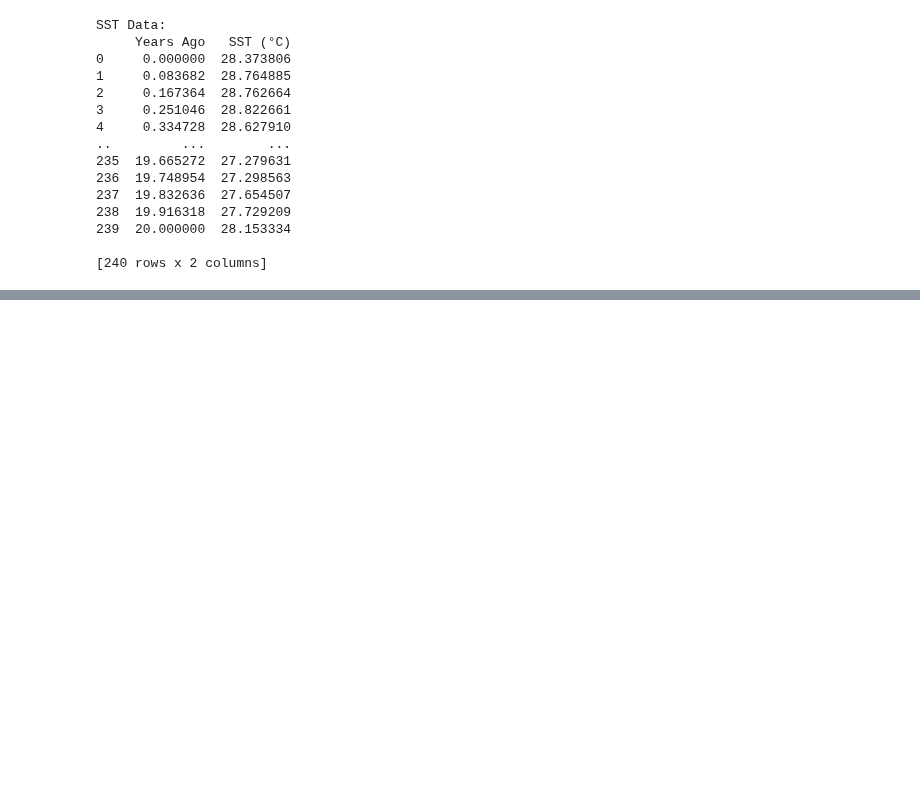
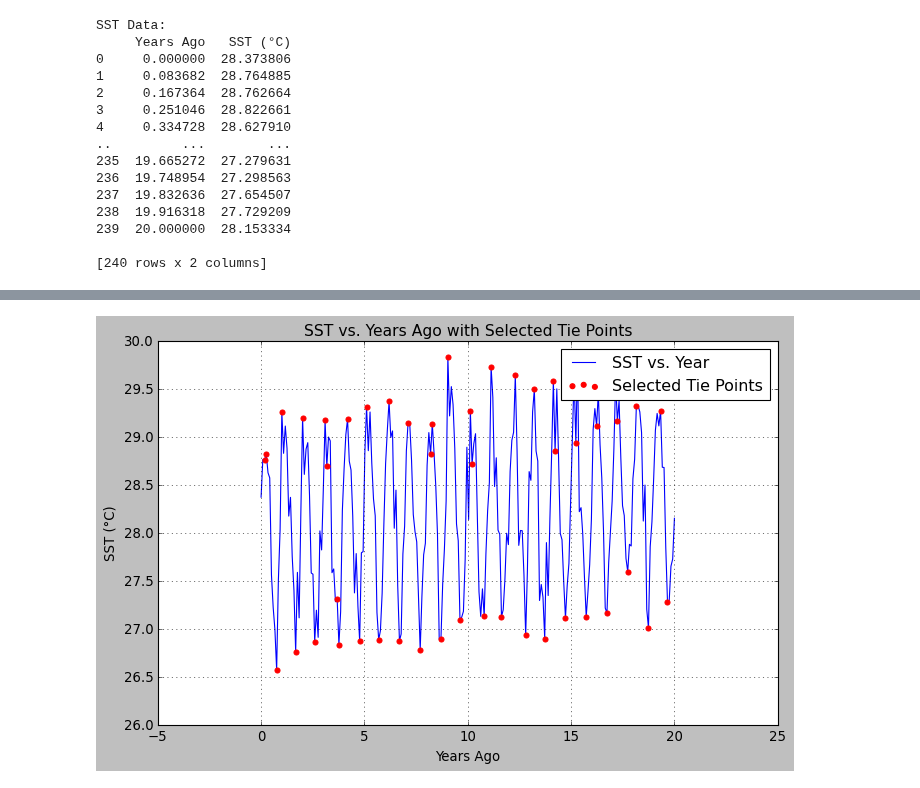
Before and after one commit to kaylatozier/coral_ager, a Jupyter notebook: coral_data/agertest.ipynb, the cells around one changed output, grey strips where cells are left out. Saved outputs shown, nothing was run; the diff lists cells and outputs as text; code cells hidden in the pictures; blank space fills up the shorter version.

```diff
--- a/coral_data/agertest.ipynb
+++ b/coral_data/agertest.ipynb
@@ -57,7 +57,15 @@ df_sst["detrended"] = detrend(df_sst["SST (°C)"])
 df_sst["normalized"] = (df_sst["SST (°C)"] - df_sst["SST (°C)"].mean()) / df_sst["SST (°C)"].std()
 df_d18o["normalized"] = (df_d18o["d18o (per mil)"] - df_d18o["d18o (per mil)"].mean()) / df_d18o["d18o (per mil)"].std()
 
+# Summer!
 # finding sst peaks
-sst_peaks, _ = find_peaks(df_sst["norm"], distance=6)  # corals grow roughly 6 mm per season, so wait at least 6 peaks before picking the highest one
+sst_summer_peaks, _ = find_peaks(df_sst["normalized"], distance=6)  # corals grow roughly 6 mm per season, so wait at least 6 peaks before picking the highest one
 # Find δ18O troughs (we negate the normalized δ18O to find troughs instead of peaks)
-d18o_troughs, _ = find_peaks(-df_d18o["normalized"], distance=6)
+d18o_summer_troughs, _ = find_peaks(-df_d18o["normalized"], distance=6)
+
+# Winter!
+
+# finding sst troughs
+sst_winter_troughs, _ = find_peaks(-df_sst["normalized"], distance=6)
+# finding d18o peaks
+d18o_winter_peaks, _ = find_peaks(df_d18o["normalized"], distance=6)
@@ -73,3 +125,26 @@ anchor_ages = sst_summers["Years Ago"].values[:num_tiepoints] # new array of age
+# %%
+# Plot δ¹⁸O vs. Depth with Selected Tie Points
+plt.figure(figsize=(10, 6))
+
+# Plot δ¹⁸O vs Depth
+plt.plot(df_sst["Years Ago"], df_sst["SST (°C)"], label="SST vs. Year", color='b')
+
+# Plot the selected tie points
+plt.scatter(sst_anchors["Years Ago"], sst_anchors["SST (°C)"], color='r', label='Selected Tie Points', zorder=5)
+
+# Adding labels and title
+plt.xlabel('Years Ago', fontsize=12)
+plt.ylabel('SST (°C)', fontsize=12)
+plt.title('SST vs. Years Ago with Selected Tie Points', fontsize=14)
+
+# Display grid and legend
+plt.grid(True)
+plt.legend()
+
+# Show plot
+plt.show()
+# %% [output]
+[figure, added]
 # %%
 # interpolate the full age model
 interp_func = interp1d(anchor_depths, anchor_ages, kind='linear', fill_value="extrapolate") # fill_value = extrapolate: points outside the data range will be extrapolated
```
Also changed, not shown: parts of 10 cells of this notebook.
